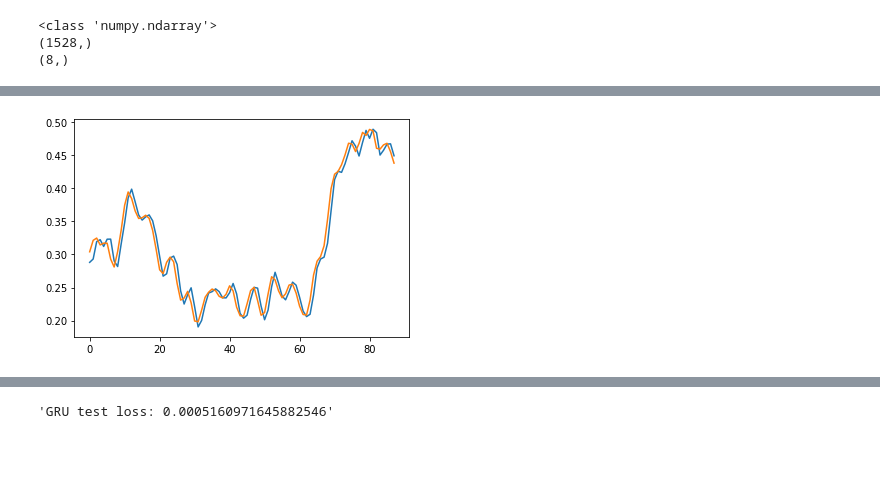
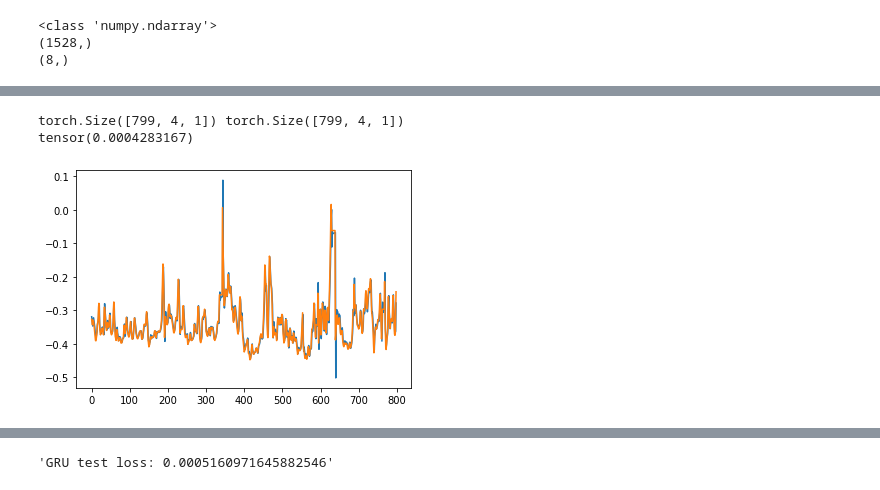
Before and after one commit to vladislav-horbatiuk/rspl_neuron_experiments, a Jupyter notebook: test_recurr_sigmoid_piecewise_neuron_forecasting.ipynb, the cells around one changed output, grey strips where cells are left out. Drawn from its saved outputs; the diff is of its cells as text; code cells hidden in the pictures; blank space fills up the shorter version.

Commit message:
new stuff (PR forecasting, correction), refactoring

```diff
--- a/test_recurr_sigmoid_piecewise_neuron_forecasting.ipynb
+++ b/test_recurr_sigmoid_piecewise_neuron_forecasting.ipynb
@@ -360,14 +75,3 @@ class RSPCell(nn.Module):
-# %%
-np.random.seed(4)
-
-T = 20
-L = 1000
-N = 100
-
-x = np.empty((N, L), 'int64')
-x[:] = np.array(range(L)) + np.random.randint(-4 * T, 4 * T, N).reshape(N, 1)
-data = np.sin(x / 1.0 / T).astype('float64')
-torch.save(data, open('traindata.pt', 'wb'))
 # %%
 start = datetime.datetime(2015, 1, 1)
 end = datetime.datetime(2021, 1, 27)
@@ -392,0 +136,3 @@ print(ts.strides)
+# %%
+cm = RecurrentContextsManager()
+baseline = LinearForecaster.find_optimal_least_squares_forecaster(cm, inp, target, bias=True)
@@ -392,0 +153,11 @@ print(ts.strides)
+# %%
+baseline_forecasts = run_on_inputs_with_targets(baseline, test_input, test_target,
+                                                setup_ctxs=False, delete_ctxs=False)
+print(baseline_forecasts.shape, test_target.shape)
+print(torch.square(baseline_forecasts - test_target).mean())
+N, S, one = test_target.shape
+SEQ_IDX = 0
+plt.figure()
+plt.plot(np.arange(N), baseline_forecasts[:, SEQ_IDX, :].detach())
+plt.plot(np.arange(N), test_target[:, SEQ_IDX, :].detach())
+plt.show()
@@ -695,7 +232,15 @@ test loss: 0.0006999794277362525
 # %%
-plt.figure()
-plt.plot(np.arange(pred.shape[0]), pred[:, 0, :])
-plt.plot(np.arange(pred.shape[0]), test_target[:, 0, :])
-plt.show()
+with torch.no_grad():
+    model_forecasts = run_on_inputs_with_targets(model, inp, target, setup_ctxs=True, delete_ctxs=True)
+    print(model_forecasts.shape, target.shape)
+    print(torch.square(model_forecasts - target).mean())
+    N, S, one = target.shape
+    SEQ_IDX = 3
+    plt.figure()
+    plt.plot(np.arange(N), model_forecasts[:, SEQ_IDX, :].detach())
+    plt.plot(np.arange(N), target[:, SEQ_IDX, :].detach())
+    plt.show()
 # %% [output]
+torch.Size([799, 4, 1]) torch.Size([799, 4, 1])
+tensor(0.0004283167)
-[figure, old version]
+[figure, new version]
```
Also changed, not shown: parts of 19 cells of this notebook, 9 other files.
